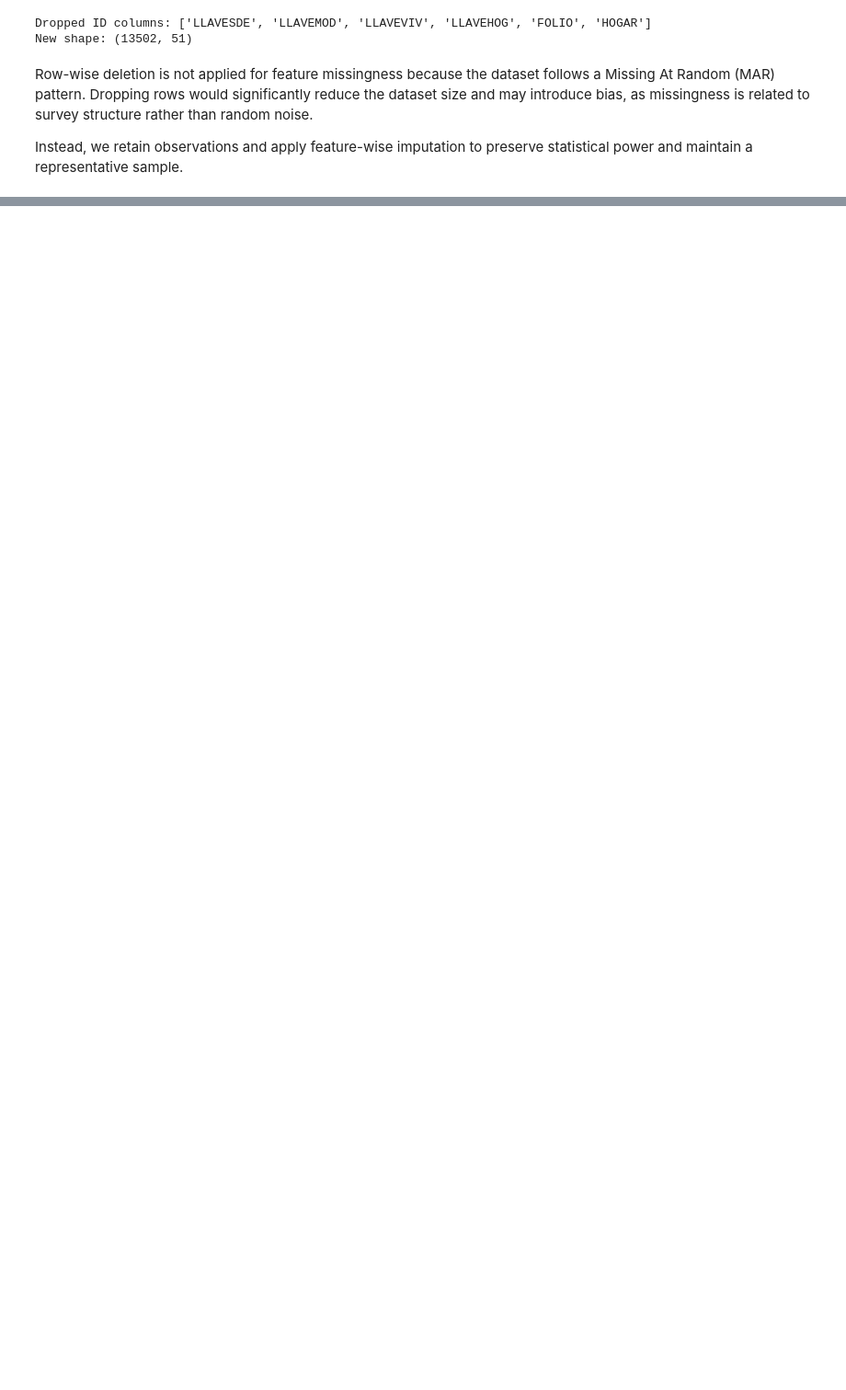
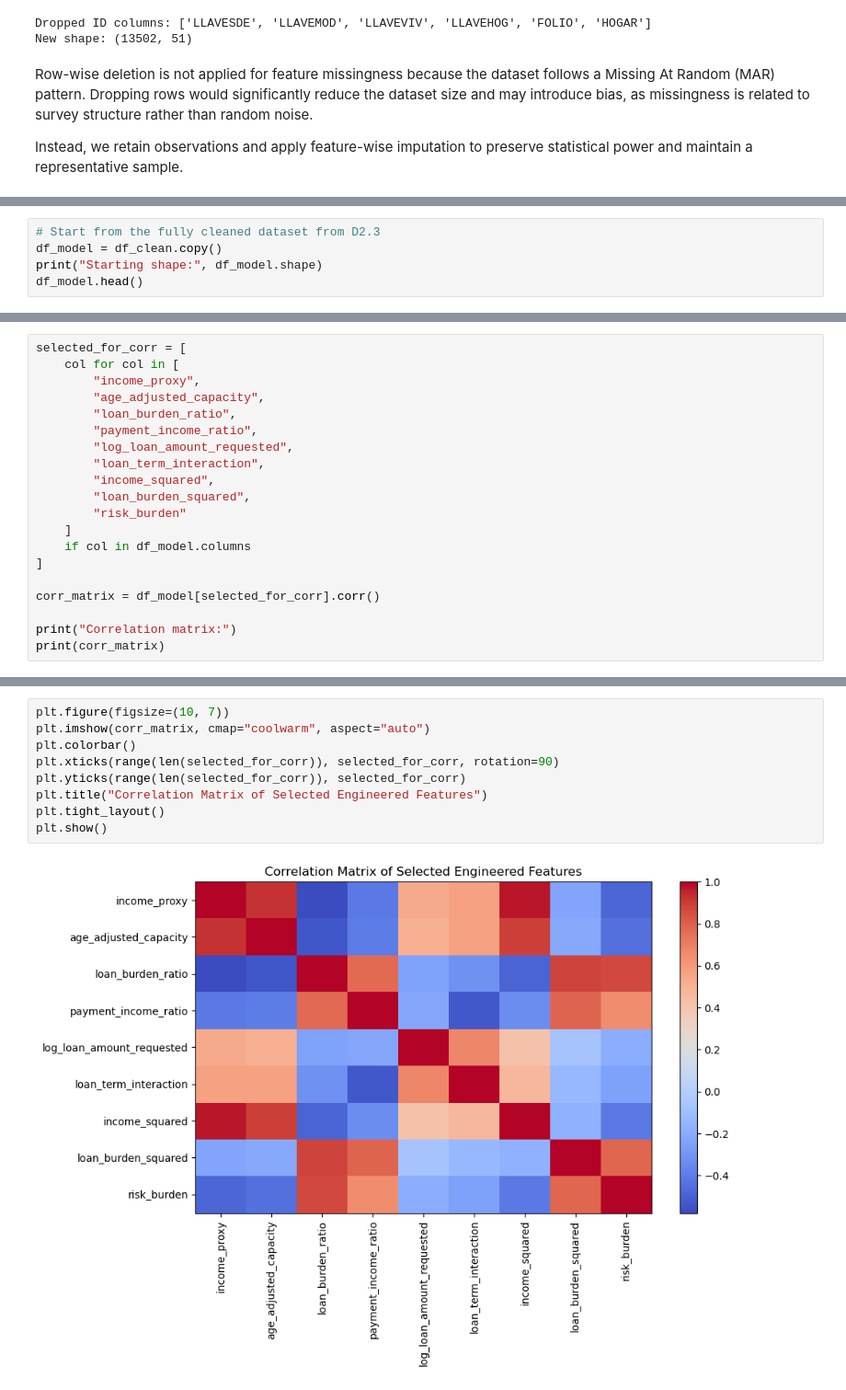
Before and after one commit to hussainu5/ML-QuAM, a Jupyter notebook: DataPreparation.ipynb, the cells around one changed output, grey strips where cells are left out. Shown at 92% size. Drawn from its saved outputs; the diff is of its cells as text; blank space fills up the shorter version.

```diff
--- a/DataPreparation.ipynb
+++ b/DataPreparation.ipynb
@@ -1121,0 +1207,5 @@ Instead, we retain observations and apply feature-wise imputation to preserve st
+# %%
+# Start from the fully cleaned dataset from D2.3
+df_model = df_clean.copy()
+print("Starting shape:", df_model.shape)
+df_model.head()
@@ -1121,0 +1570,20 @@ Instead, we retain observations and apply feature-wise imputation to preserve st
+# %%
+selected_for_corr = [
+    col for col in [
+        "income_proxy",
+        "age_adjusted_capacity",
+        "loan_burden_ratio",
+        "payment_income_ratio",
+        "log_loan_amount_requested",
+        "loan_term_interaction",
+        "income_squared",
+        "loan_burden_squared",
+        "risk_burden"
+    ]
+    if col in df_model.columns
+]
+
+corr_matrix = df_model[selected_for_corr].corr()
+
+print("Correlation matrix:")
+print(corr_matrix)
@@ -1121,0 +1608,11 @@ Instead, we retain observations and apply feature-wise imputation to preserve st
+# %%
+plt.figure(figsize=(10, 7))
+plt.imshow(corr_matrix, cmap="coolwarm", aspect="auto")
+plt.colorbar()
+plt.xticks(range(len(selected_for_corr)), selected_for_corr, rotation=90)
+plt.yticks(range(len(selected_for_corr)), selected_for_corr)
+plt.title("Correlation Matrix of Selected Engineered Features")
+plt.tight_layout()
+plt.show()
+# %% [output]
+[figure, added]
```
Also changed, not shown: parts of 46 cells of this notebook.
